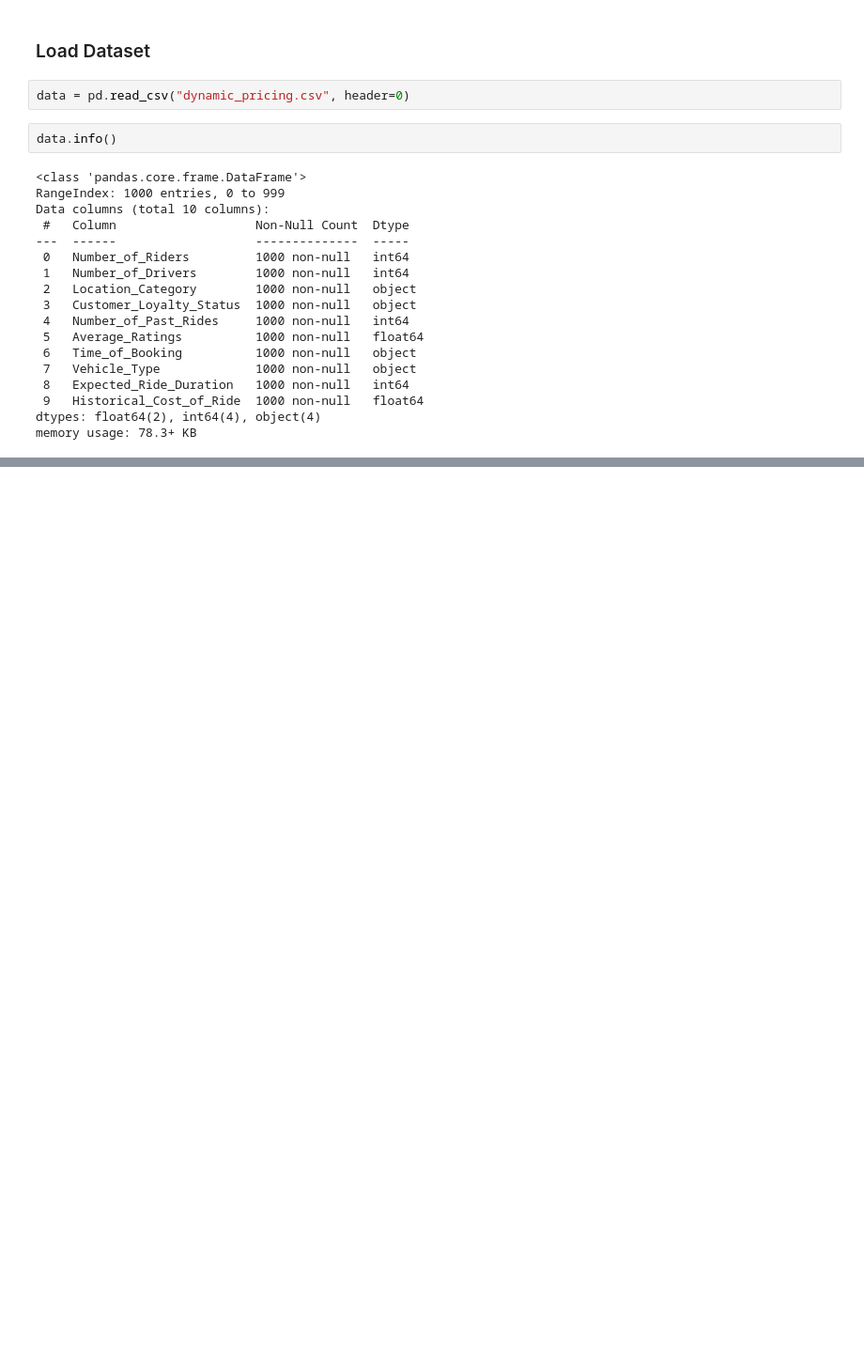
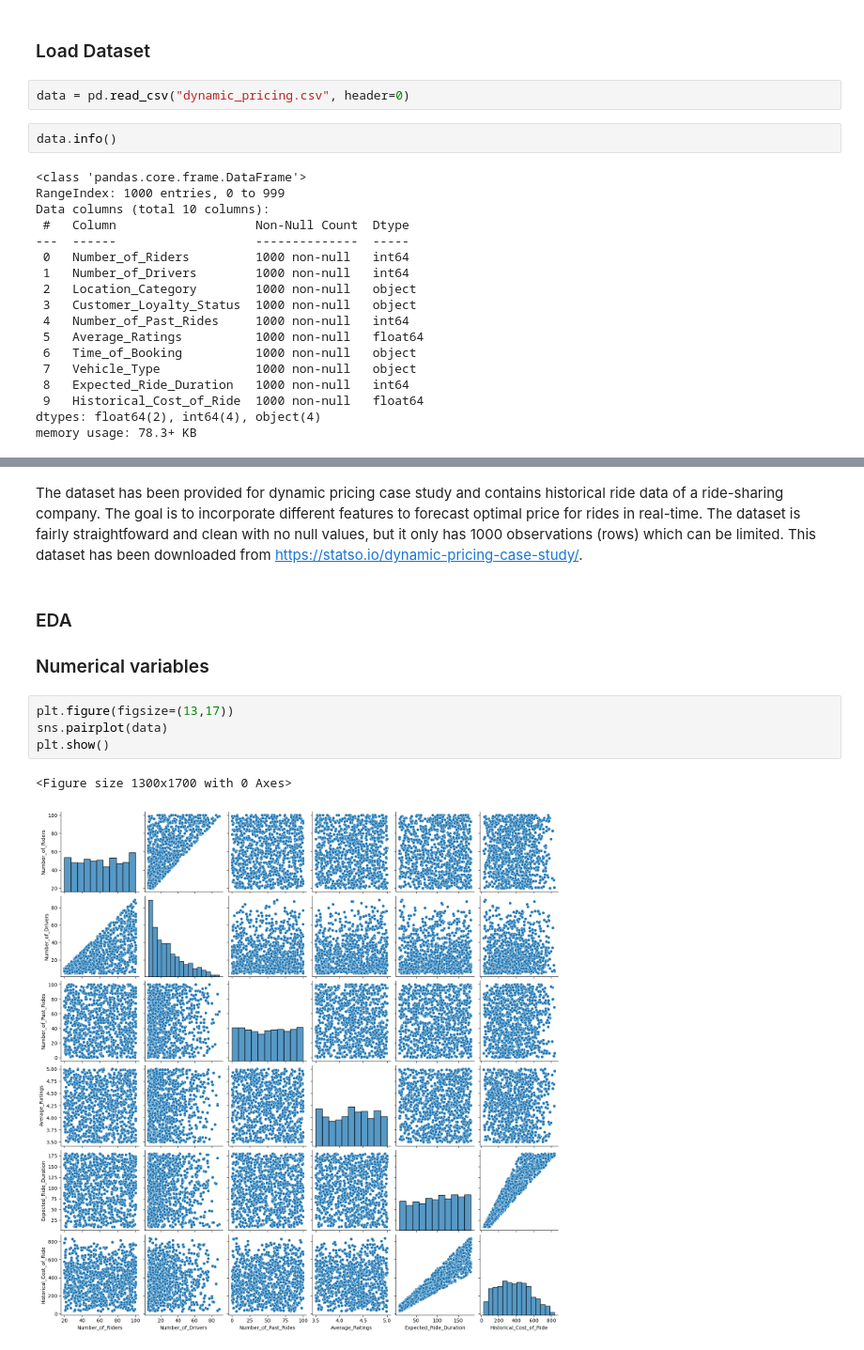
Before and after one commit to yunepark/data-science-projects, a Jupyter notebook: Dynamic_Pricing/Data_Preprocessing_EDA.ipynb, the cells around one changed output, grey strips where cells are left out. Shown at 94% size. Saved outputs shown, nothing was run; the diff lists cells and outputs as text; blank space fills up the shorter version.

```diff
--- a/Dynamic_Pricing/Data_Preprocessing_EDA.ipynb
+++ b/Dynamic_Pricing/Data_Preprocessing_EDA.ipynb
@@ -41,0 +47,12 @@ data.describe()
+# %% [markdown]
+The dataset has been provided for dynamic pricing case study and contains historical ride data of a ride-sharing company. The goal is to incorporate different features to forecast optimal price for rides in real-time. The dataset is fairly straightfoward and clean with no null values, but it only has 1000 observations (rows) which can be limited. This dataset has been downloaded from https://statso.io/dynamic-pricing-case-study/.
+# %% [markdown]
+### EDA
+### Numerical variables
+# %%
+plt.figure(figsize=(13,17))
+sns.pairplot(data)
+plt.show()
+# %% [output]
+<Figure size 1300x1700 with 0 Axes>
+[figure, added]
```
Also changed, not shown: parts of 6 cells of this notebook, 2 other files.
